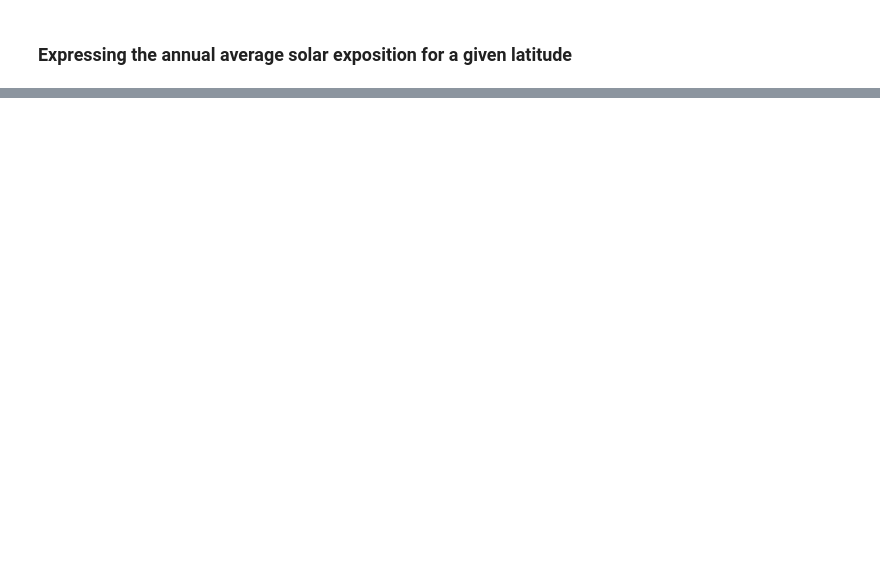
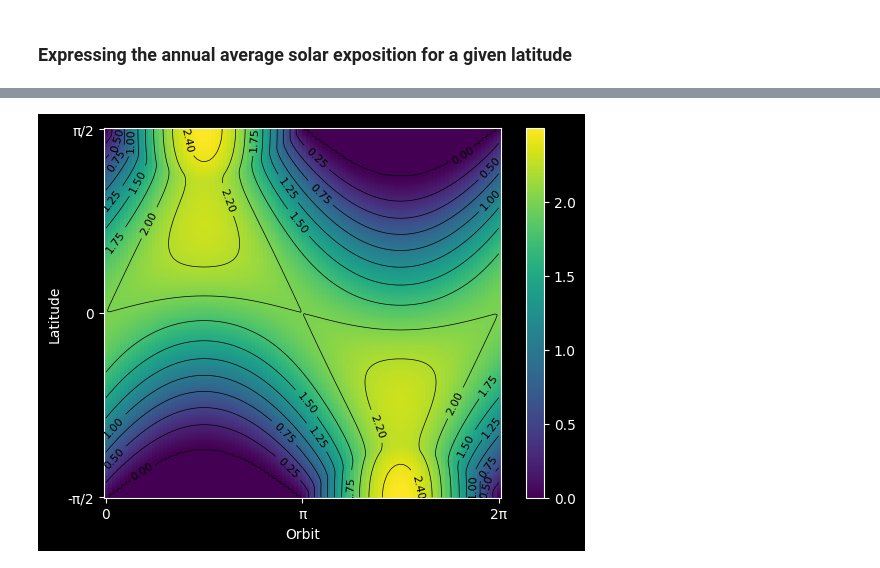
Before and after one commit to aledha/TMA4195-Project, a Jupyter notebook: Question7.ipynb, the cells around one changed output, grey strips where cells are left out. Cells and saved outputs as stored; diff of their text form; code cells hidden in the pictures; blank space fills up the shorter version.

```diff
--- a/Question7.ipynb
+++ b/Question7.ipynb
@@ -100,0 +113,29 @@ plt.show()
+# %%
+no_latitudes = 400
+Latitude_list = np.linspace(-np.pi/2, np.pi/2, no_latitudes)
+
+fig, ax = plt.subplots()
+heatmap = np.zeros((len(Latitude_list), len(Orbit_list)))
+for i, Latitude in enumerate(Latitude_list):
+    one_latitude = [daily_exposure(Orbit, Latitude) for Orbit in Orbit_list]
+    heatmap[i] = one_latitude
+
+c = ax.pcolormesh(Orbit_list, Latitude_list, heatmap, shading='auto', cmap='viridis')
+fig.colorbar(c, ax=ax)
+
+# Add contour lines
+# custom_levels = [0.034,0.069,0.103,0.137,0.171,0.206,0.240,0.274,0.308,0.343, 0.377] # slightly lower peaks than Greg Kopp
+# custom_levels = [0, 50, 100, 150, 200, 250, 300, 350, 400, 450, 500, 550] # Slightly lower peaks than Wikipedia
+custom_levels = [0, 0.25, 0.5, 0.75, 1, 1.25, 1.5, 1.75, 2, 2.2, 2.4]
+contour = ax.contour(Orbit_list, Latitude_list, heatmap, levels=custom_levels,  colors='black', linewidths=0.5)
+
+# contour = ax.contour(Orbit_list, Latitude_list, heatmap,  colors='black', linewidths=0.5)
+ax.clabel(contour, inline=True, fontsize=8)
+
+ax.set_xlabel('Orbit')
+plt.xticks([0, np.pi, 2*np.pi], ['0', 'π', '2π'])
+ax.set_ylabel('Latitude')
+plt.yticks([-np.pi/2, 0, np.pi/2], ['-π/2', '0', 'π/2'])
+plt.show()
+# %% [output]
+[figure, added]
```
Also changed, not shown: parts of 5 cells of this notebook, 1 other file.
